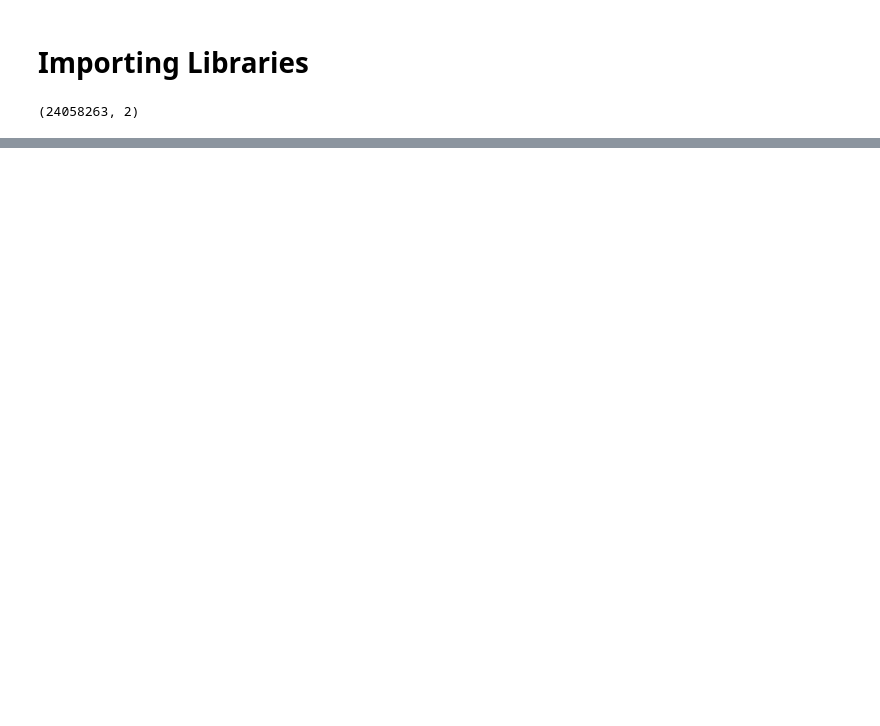
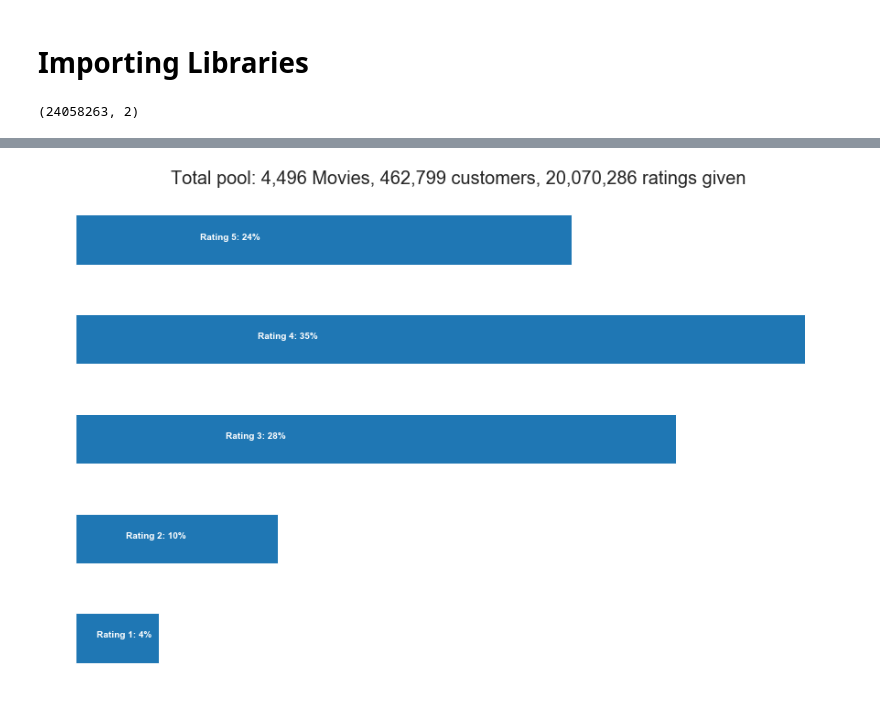
Before and after one commit to theroyalraj/Machine-Learning, a Jupyter notebook: NF-Recommnedation-System.ipynb, the cells around one changed output, grey strips where cells are left out. Cells and saved outputs as stored; diff of their text form; code cells hidden in the pictures; blank space fills up the shorter version.

```diff
--- a/NF-Recommnedation-System.ipynb
+++ b/NF-Recommnedation-System.ipynb
@@ -6,5 +6,5 @@
 import numpy as np
 import pandas as pd
 # %%
-data=pd.read_csv(r"C:\Users\Raj\Desktop\NF Dataset\Machine-Learning\combined_data_1.txt",names = ['Cust_Id', 'Rating'])
+dataset=pd.read_csv(r"C:\Users\Raj\Desktop\NF Dataset\Machine-Learning\combined_data_1.txt",names = ['Cust_Id', 'Rating'])
 # %%
@@ -58,0 +127,20 @@ x=
+# %%
+p = df.groupby('Rating')['Rating'].agg(['count'])
+
+# get movie count
+movie_count = df.iloc[-1,-1]
+
+# get customer count
+cust_count = df['Cust_Id'].nunique() - movie_count
+
+# get rating count
+rating_count = df['Cust_Id'].count() - movie_count
+
+ax = p.plot(kind = 'barh', legend = False, figsize = (15,10))
+pyp.title('Total pool: {:,} Movies, {:,} customers, {:,} ratings given'.format(movie_count, cust_count, rating_count), fontsize=20)
+pyp.axis('off')
+
+for i in range(1,6):
+    ax.text(p.iloc[i-1][0]/4, i-1, 'Rating {}: {:.0f}%'.format(i, p.iloc[i-1][0]*100 / p.sum()[0]), color = 'white', weight = 'bold')
+# %% [output]
+[figure, added]
```
Also changed, not shown: parts of 40 cells of this notebook.
